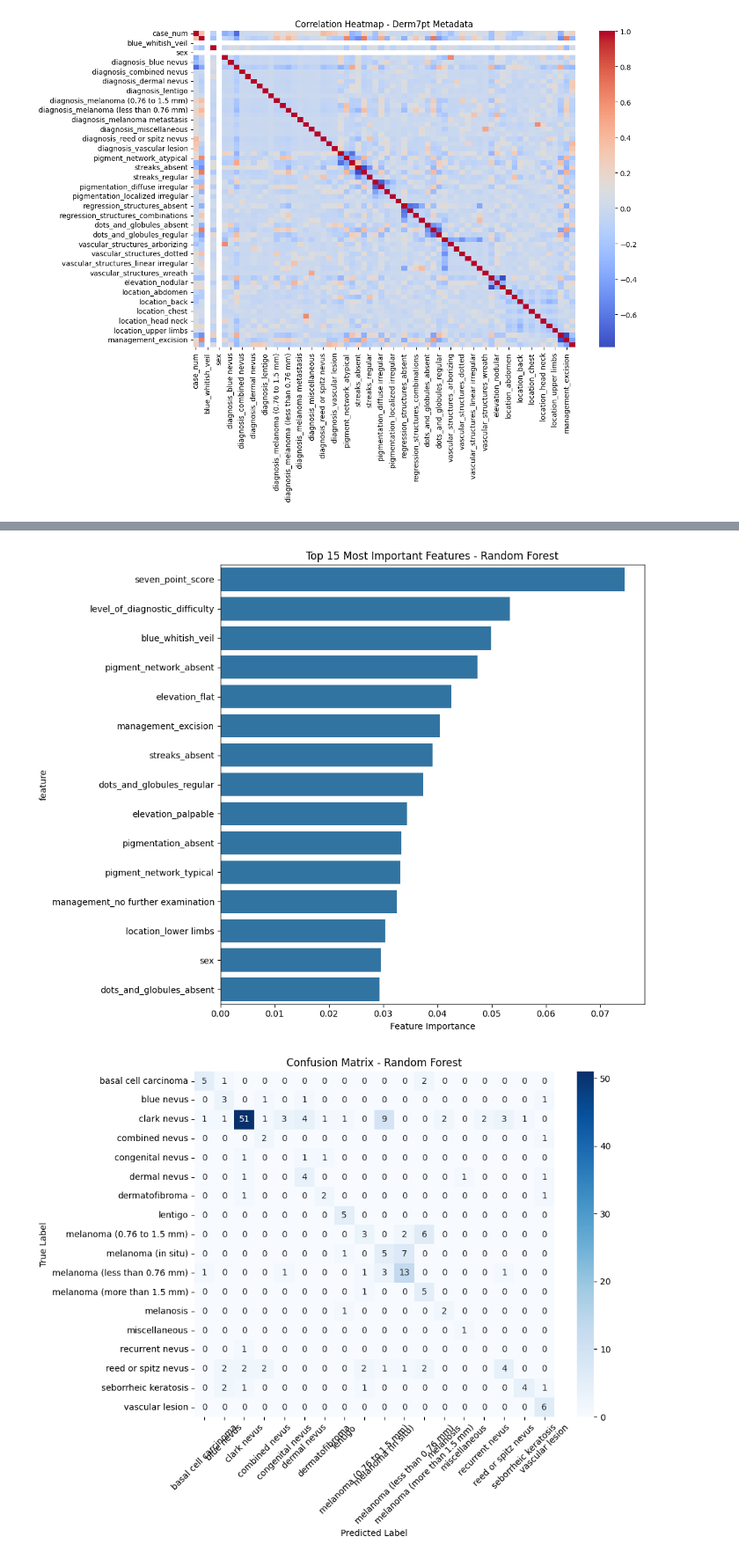
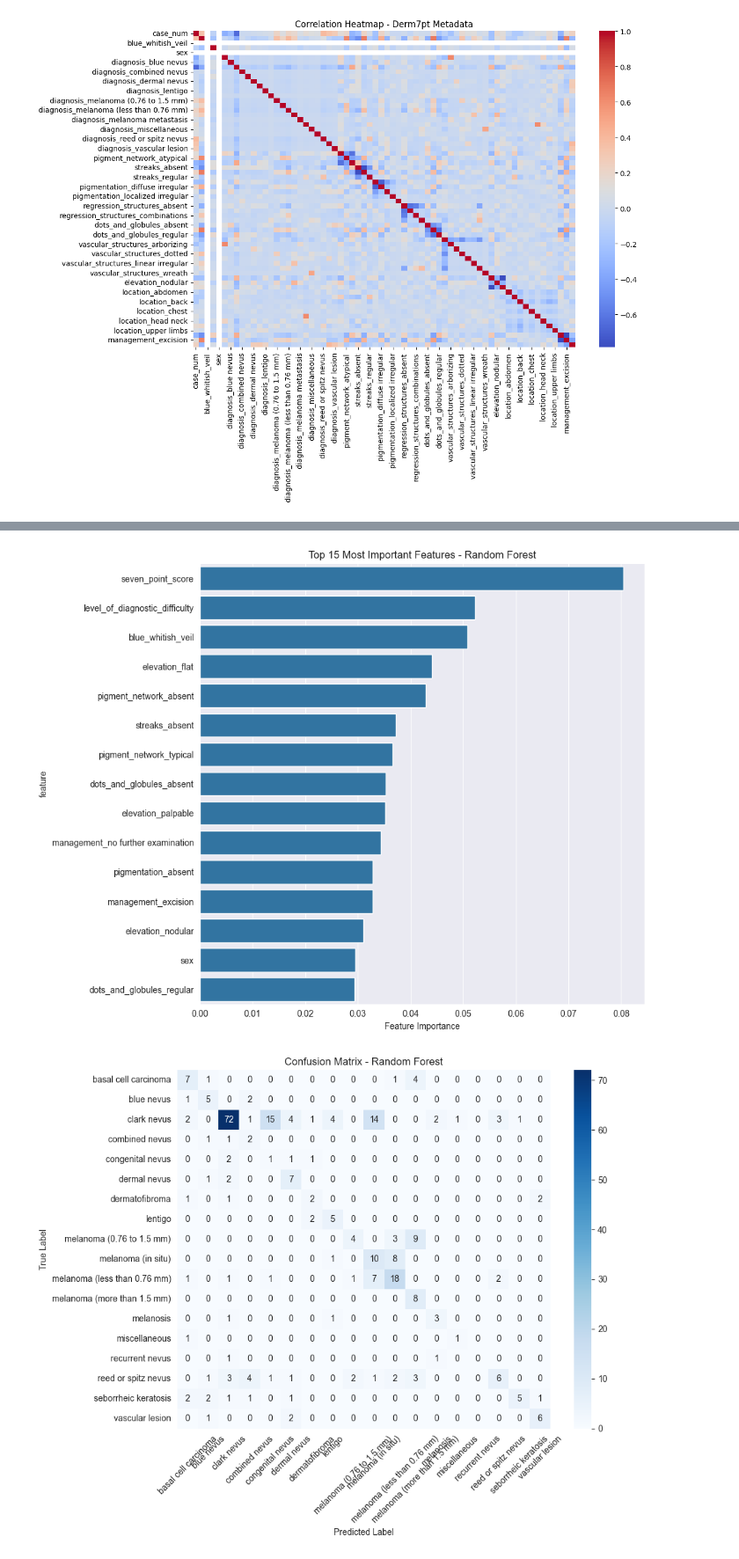
Before and after one commit to anamayyub/GROUP_8, a Jupyter notebook: notebooks/working-progress.ipynb, the cells around one changed output, grey strips where cells are left out. Shown at 88% size. Cells and saved outputs as stored; diff of their text form; code cells hidden in the pictures.

Commit message:
variating on random forest with parameters

```diff
--- a/notebooks/working-progress.ipynb
+++ b/notebooks/working-progress.ipynb
@@ -173,13 +177,13 @@ def train_random_forest(X, y):
 
     # Split data with stratification
     X_train, X_test, y_train, y_test = train_test_split(
-        X, y, test_size=0.2, random_state=42, stratify=y
+        X, y, test_size=0.3, random_state=42, stratify=y
     )
 
     # Initialize Random Forest with optimal parameters for medical data
     rf_model = RandomForestClassifier(
         n_estimators=150,           # More trees for stability
-        max_depth=15,               # Prevent overfitting
+        max_depth=10,               # Prevent overfitting
         min_samples_split=5,        # Require minimum samples to split
         min_samples_leaf=3,         # Require minimum samples in leaf
         class_weight=class_weight_dict,  # Handle class imbalance
@@ -305,2 +326,2 @@ blue nevus                       28
-[figure, old version]
+[figure, new version]
-[figure, old version]
+[figure, new version]
```
Also changed, not shown: parts of 2 cells of this notebook.
